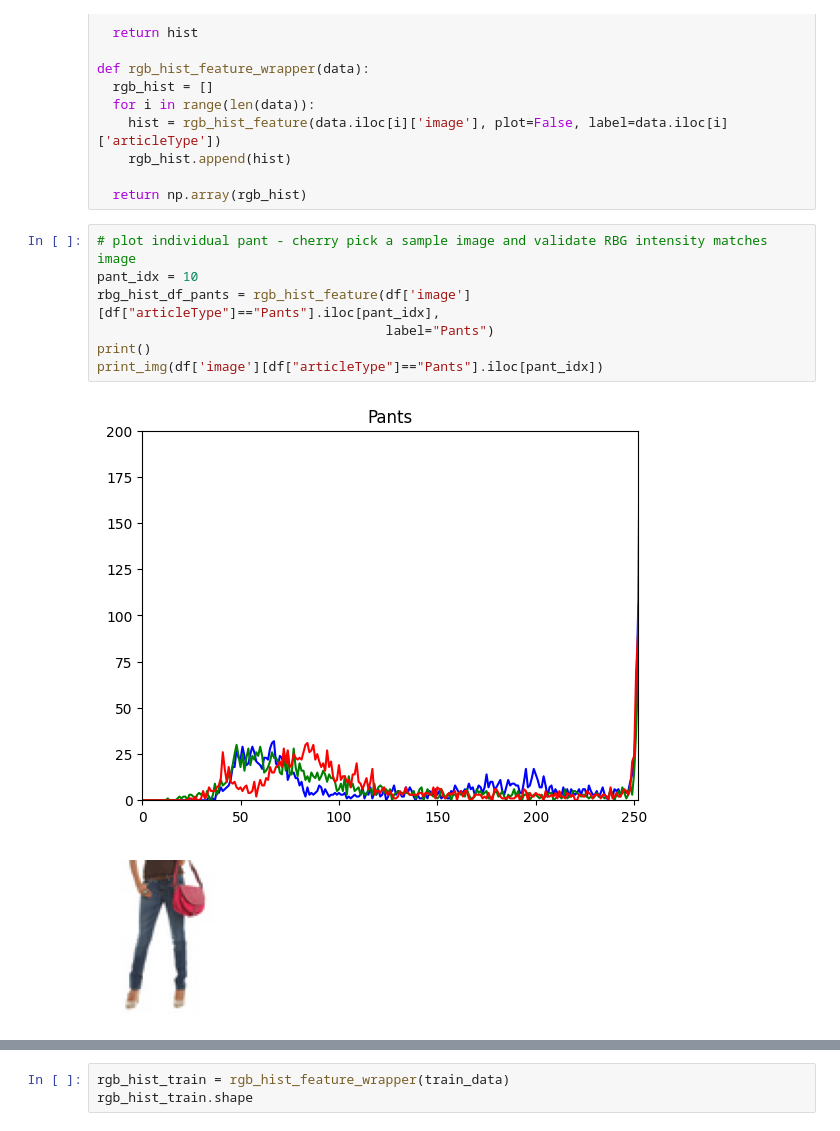
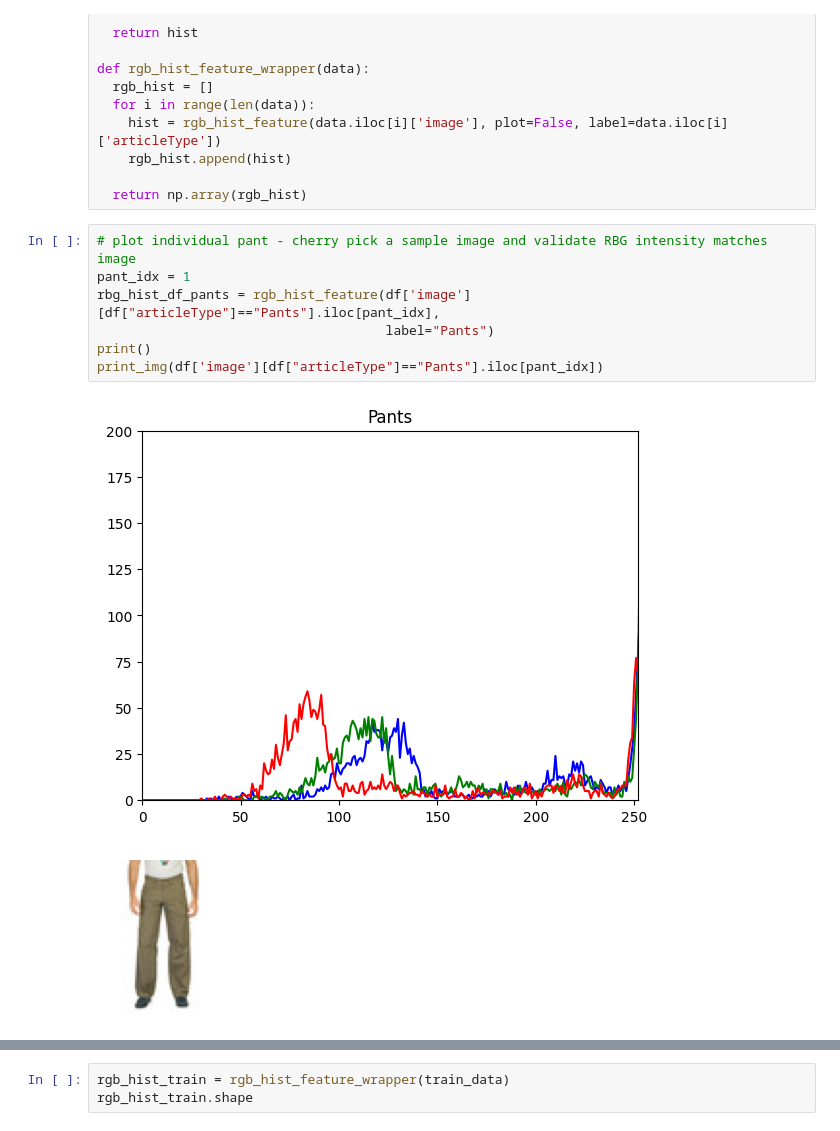
Before and after one commit to W281/W281-FashionClassification, a Jupyter notebook: Final_Project_W281.ipynb, the cells around one changed output, grey strips where cells are left out. Saved outputs shown, nothing was run; the diff lists cells and outputs as text.

```diff
--- a/Final_Project_W281.ipynb
+++ b/Final_Project_W281.ipynb
@@ -906,13 +908,13 @@ def rgb_hist_feature_wrapper(data):
   return np.array(rgb_hist)
 # %%
 # plot individual pant - cherry pick a sample image and validate RBG intensity matches image
-pant_idx = 10
+pant_idx = 1
 rbg_hist_df_pants = rgb_hist_feature(df['image'][df["articleType"]=="Pants"].iloc[pant_idx],
                                      label="Pants")
 print()
 print_img(df['image'][df["articleType"]=="Pants"].iloc[pant_idx])
 # %% [output]
-[figure, old version]
+[figure, new version]
-[figure, old version]
+[figure, new version]
 # %%
 # plot individual tshirt - cherry pick a sample image and validate RBG intensity matches image
```
Also changed, not shown: parts of 33 cells of this notebook.
